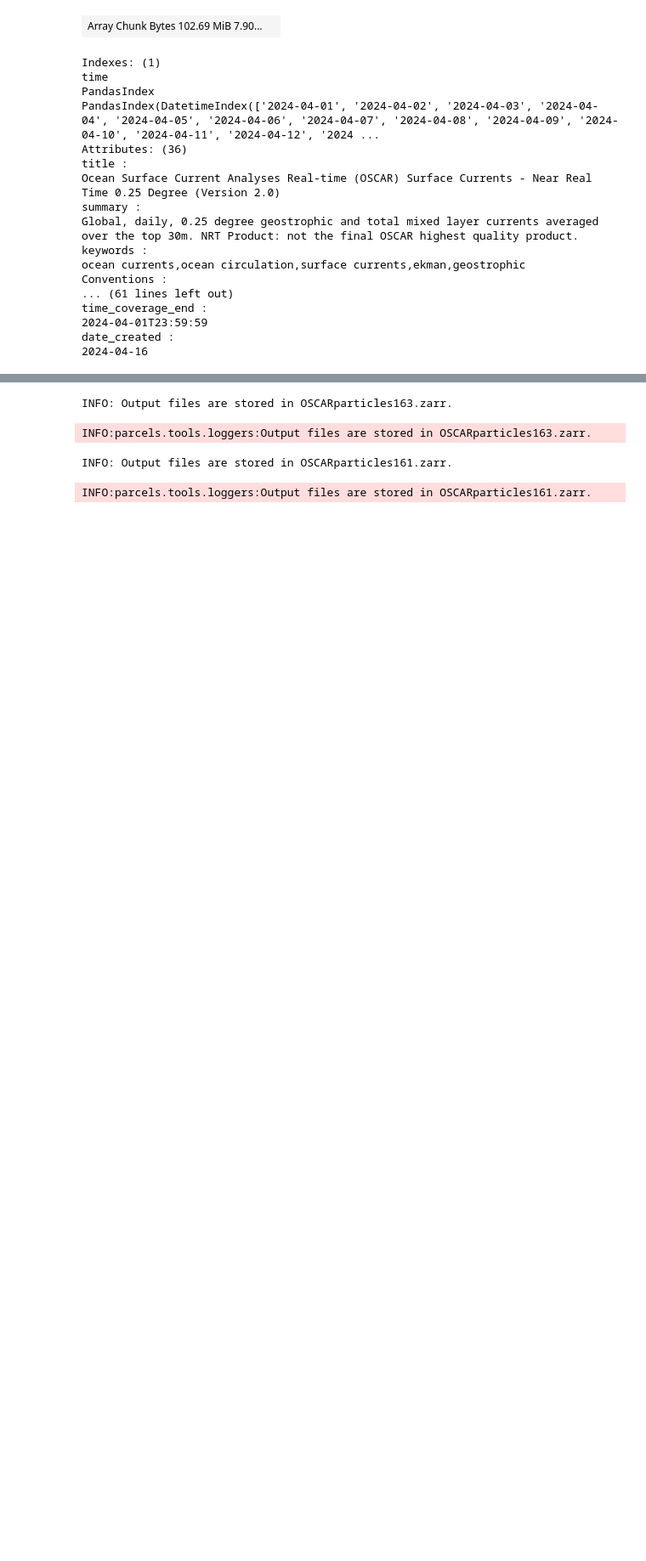
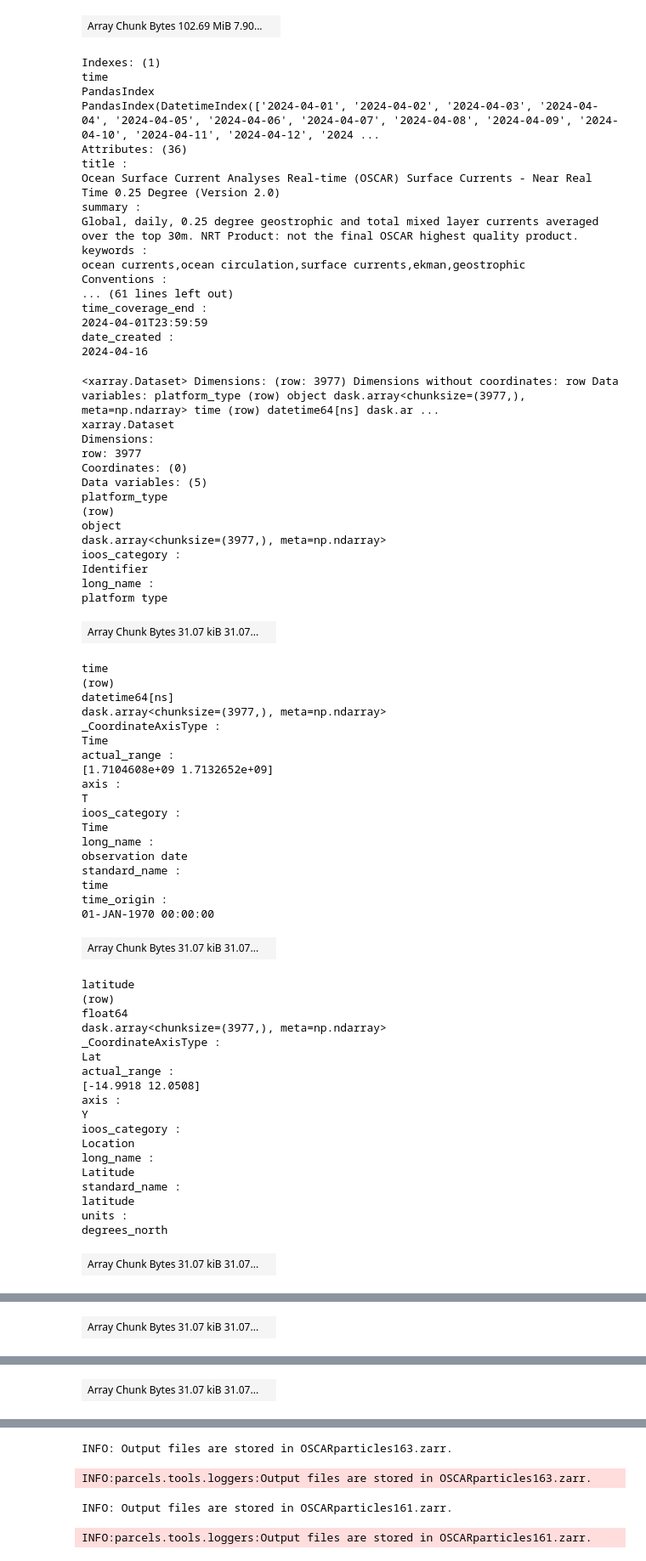
Before and after one commit to danielwhitt/FATE, a Jupyter notebook: oscar_parcels_test.ipynb, the cells around one changed output, grey strips where cells are left out. Shown at 85% size. Cells and saved outputs as stored; diff of their text form; code cells hidden in the pictures; blank space fills up the shorter version.

```diff
--- a/oscar_parcels_test.ipynb
+++ b/oscar_parcels_test.ipynb
@@ -254,0 +256,57 @@ fieldset=FieldSet.from_xarray_dataset(ds.transpose("time", "latitude", "longitud
+# %%
+dsbuoy=xr.open_mfdataset('/content/buoydatafile.nc')
+dsbuoy
+# %% [output]
+<xarray.Dataset> Dimensions: (row: 3977) Dimensions without coordinates: row Data variables: platform_type (row) object dask.array<chunksize=(3977,), meta=np.ndarray> time (row) datetime64[ns] dask.ar ...
+xarray.Dataset
+Dimensions:
+row: 3977
+Coordinates: (0)
+Data variables: (5)
+platform_type
+(row)
+object
+dask.array<chunksize=(3977,), meta=np.ndarray>
+ioos_category :
+Identifier
+long_name :
+platform type
+| Array Chunk Bytes 31.07 kiB 31.07... |  |
+time
+(row)
+datetime64[ns]
+dask.array<chunksize=(3977,), meta=np.ndarray>
+_CoordinateAxisType :
+Time
+actual_range :
+[1.7104608e+09 1.7132652e+09]
+axis :
+T
+ioos_category :
+Time
+long_name :
+observation date
+standard_name :
+time
+time_origin :
+01-JAN-1970 00:00:00
+| Array Chunk Bytes 31.07 kiB 31.07... |  |
+latitude
+(row)
+float64
+dask.array<chunksize=(3977,), meta=np.ndarray>
+_CoordinateAxisType :
+Lat
+actual_range :
+[-14.9918 12.0508]
+axis :
+Y
+ioos_category :
+Location
+long_name :
+Latitude
+standard_name :
+latitude
+units :
+degrees_north
+| Array Chunk Bytes 31.07 kiB 31.07... |  |
@@ -254,0 +331 @@ fieldset=FieldSet.from_xarray_dataset(ds.transpose("time", "latitude", "longitud
+| Array Chunk Bytes 31.07 kiB 31.07... |  |
@@ -254,0 +340 @@ fieldset=FieldSet.from_xarray_dataset(ds.transpose("time", "latitude", "longitud
+| Array Chunk Bytes 31.07 kiB 31.07... |  |
```
Also changed, not shown: parts of 10 cells of this notebook.
